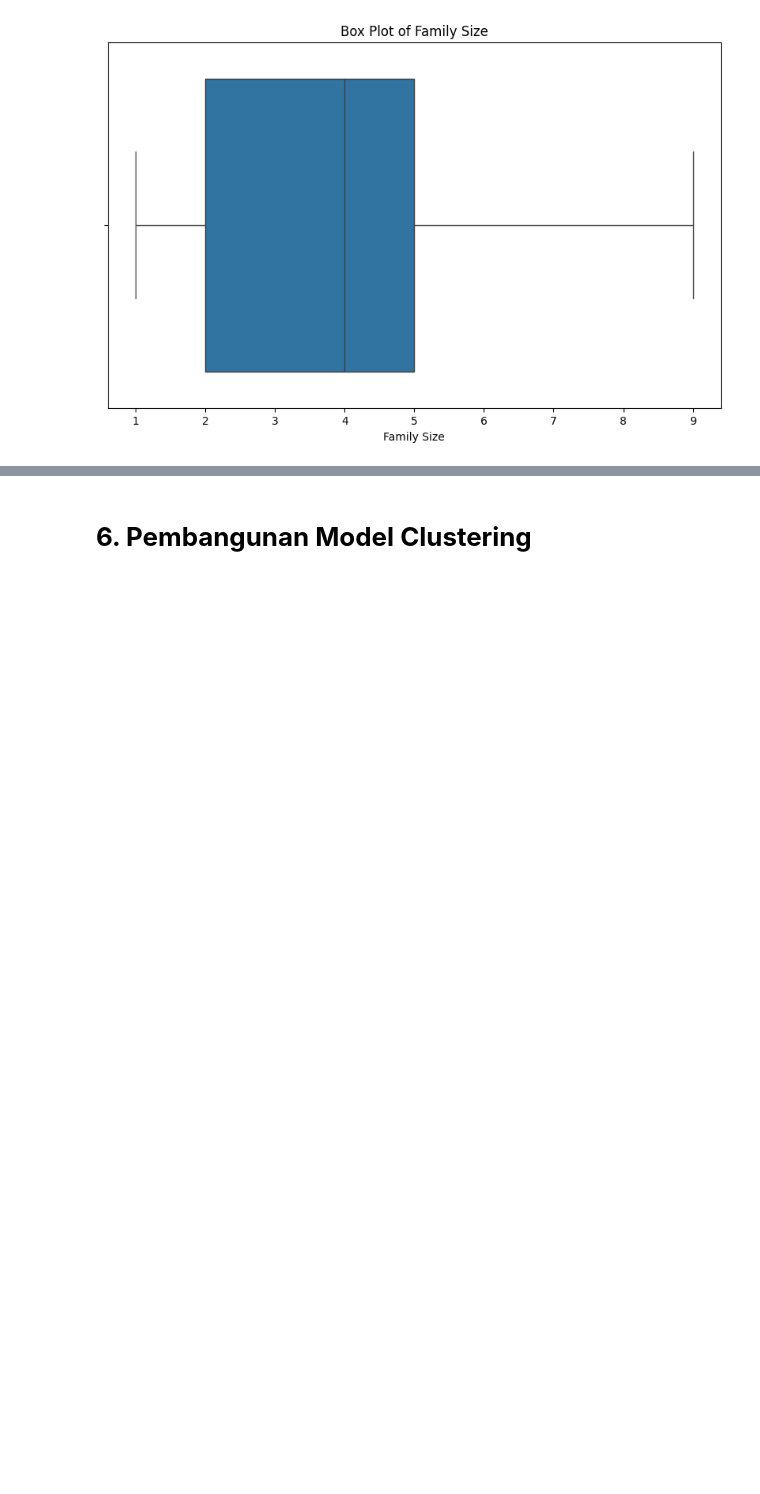
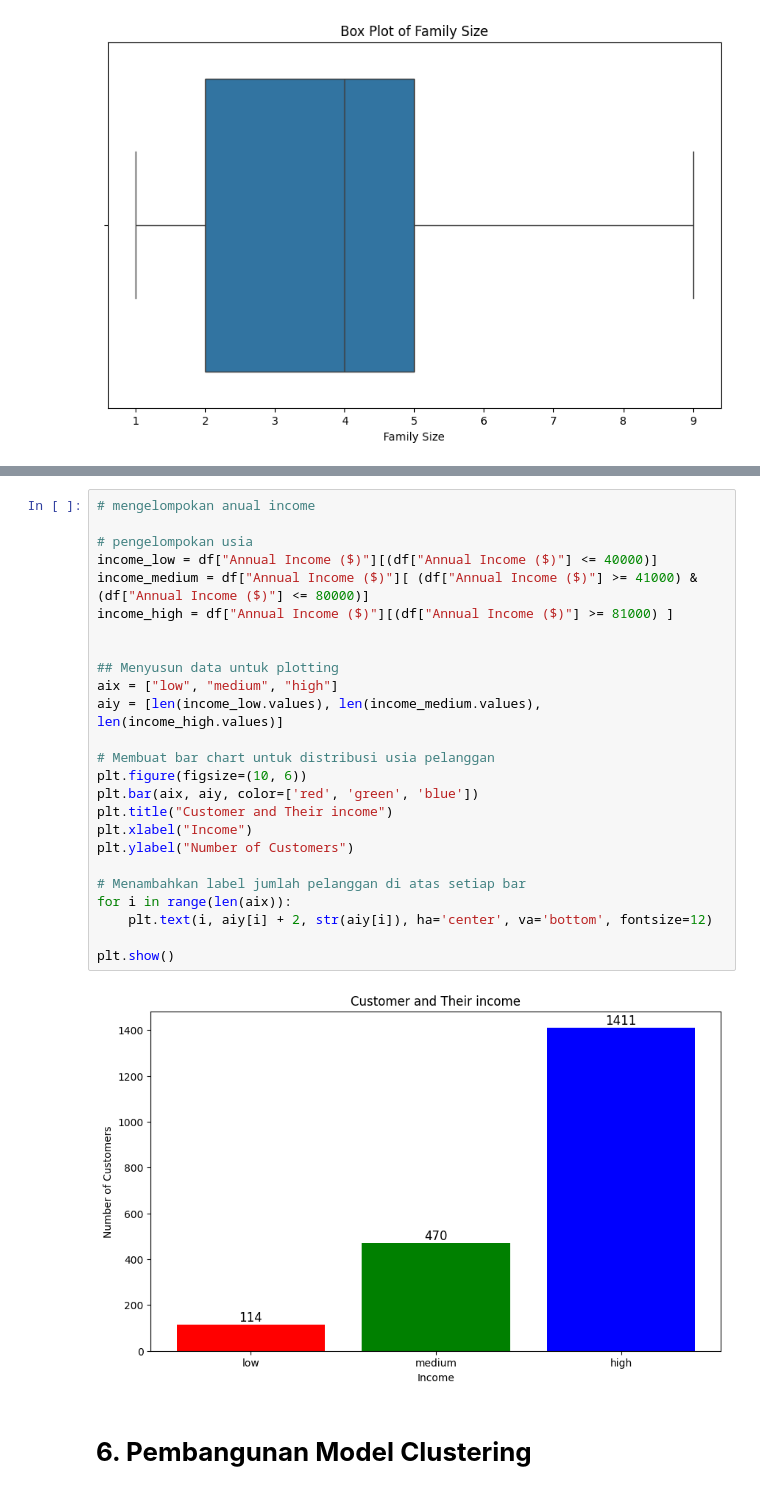
Before and after one commit to MrasyidN/belajarMachineLearning, a Jupyter notebook: Proyek/[Clustering]_Submission_Akhir_BMLP_MuhammadRasyidNurrohim.ipynb, the cells around one changed output, grey strips where cells are left out. Cells and saved outputs as stored; diff of their text form; blank space fills up the shorter version.

```diff
--- a/Proyek/[Clustering]_Submission_Akhir_BMLP_MuhammadRasyidNurrohim.ipynb
+++ b/Proyek/[Clustering]_Submission_Akhir_BMLP_MuhammadRasyidNurrohim.ipynb
@@ -356,3 +412,30 @@ for feature in numeric:
+# %%
+# mengelompokan anual income
+
+# pengelompokan usia
+income_low = df["Annual Income ($)"][(df["Annual Income ($)"] <= 40000)]
+income_medium = df["Annual Income ($)"][ (df["Annual Income ($)"] >= 41000) & (df["Annual Income ($)"] <= 80000)]
+income_high = df["Annual Income ($)"][(df["Annual Income ($)"] >= 81000) ]
+
+
+## Menyusun data untuk plotting
+aix = ["low", "medium", "high"]
+aiy = [len(income_low.values), len(income_medium.values), len(income_high.values)]
+
+# Membuat bar chart untuk distribusi usia pelanggan
+plt.figure(figsize=(10, 6))
+plt.bar(aix, aiy, color=['red', 'green', 'blue'])
+plt.title("Customer and Their income")
+plt.xlabel("Income")
+plt.ylabel("Number of Customers")
+
+# Menambahkan label jumlah pelanggan di atas setiap bar
+for i in range(len(aix)):
+    plt.text(i, aiy[i] + 2, str(aiy[i]), ha='center', va='bottom', fontsize=12)
+
+plt.show()
+# %% [output]
+[figure, added]
 # %% [markdown]
 # **6. Pembangunan Model Clustering**
 # %% [markdown]
```
Also changed, not shown: parts of 4 cells of this notebook.
